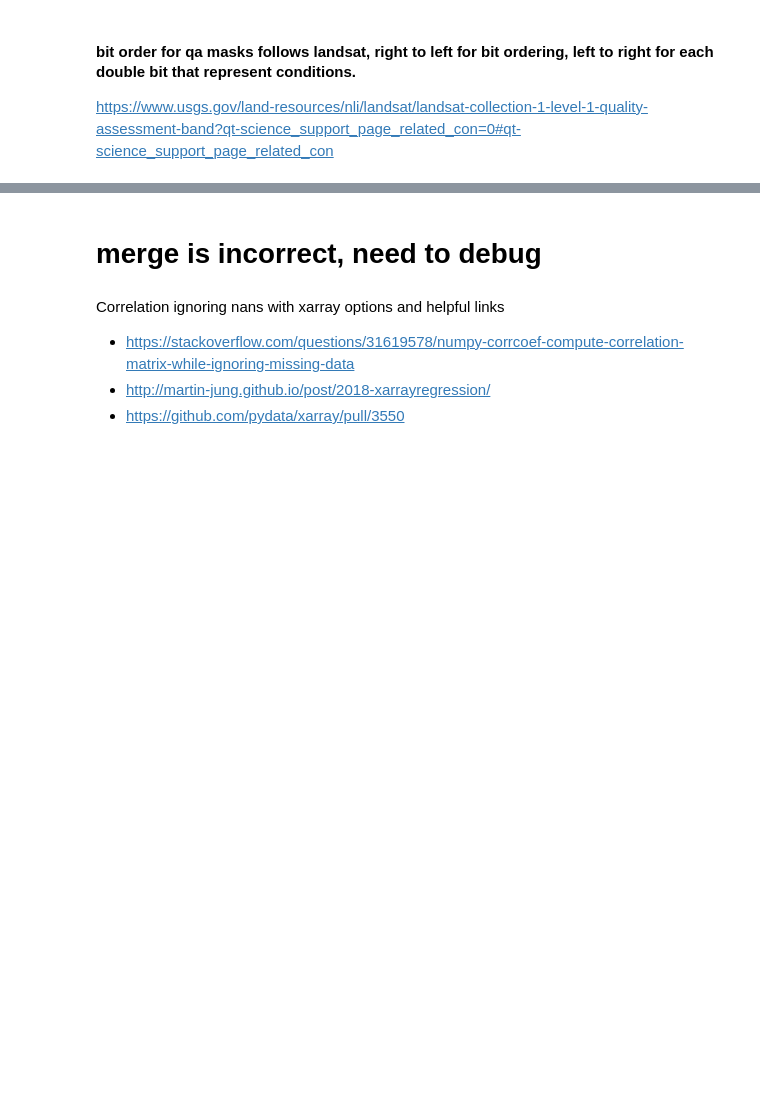
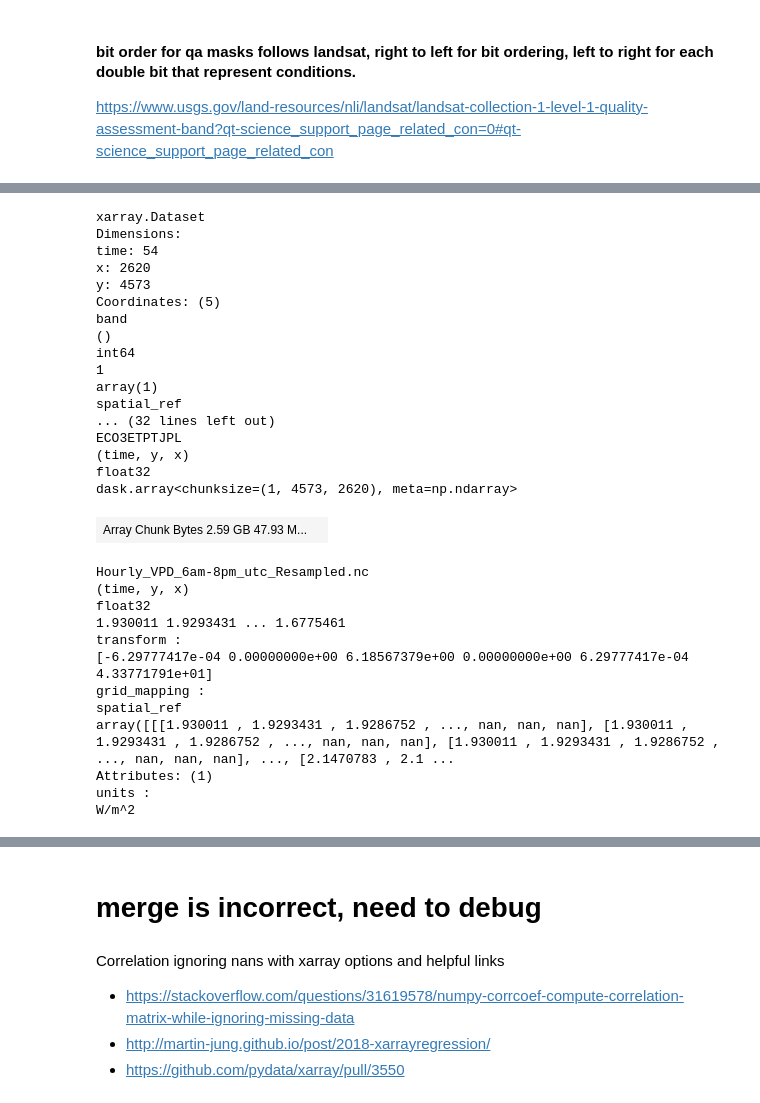
Before and after one commit to ecohydro/rhone-ecostress, a Jupyter notebook: notebooks/ECOSTRESS_Stacking.ipynb, the cells around one changed output, grey strips where cells are left out. Saved outputs shown, nothing was run; the diff lists cells and outputs as text; code cells hidden in the pictures; blank space fills up the shorter version.

```diff
--- a/notebooks/ECOSTRESS_Stacking.ipynb
+++ b/notebooks/ECOSTRESS_Stacking.ipynb
@@ -361,0 +215,42 @@ Attributes: (0)
+# %%
+vpd_et_times = xa.concat([july, august, sept], dim="time").sortby("time")
+# %%
+non_daylight_time_list = list(set(et_concat_ds.date.values).symmetric_difference(set(vpd_et_times.time.values)))
+# %%
+non_daylight_mask = ~np.isin(et_concat_ds.date.values, non_daylight_time_list)
+et_concat_ds = et_concat_ds.isel(date=non_daylight_mask)
+# %%
+et_vpd_rhone = et_concat_ds.rename({"date":"time"}).merge(vpd_et_times)
+# %%
+et_vpd_rhone
+# %% [output]
+xarray.Dataset
+Dimensions:
+time: 54
+x: 2620
+y: 4573
+Coordinates: (5)
+band
+()
+int64
+1
+array(1)
+spatial_ref
+... (32 lines left out)
+ECO3ETPTJPL
+(time, y, x)
+float32
+dask.array<chunksize=(1, 4573, 2620), meta=np.ndarray>
+| Array Chunk Bytes 2.59 GB 47.93 M... |  |
+Hourly_VPD_6am-8pm_utc_Resampled.nc
+(time, y, x)
+float32
+1.930011 1.9293431 ... 1.6775461
+transform :
+[-6.29777417e-04 0.00000000e+00 6.18567379e+00 0.00000000e+00 6.29777417e-04 4.33771791e+01]
+grid_mapping :
+spatial_ref
+array([[[1.930011 , 1.9293431 , 1.9286752 , ..., nan, nan, nan], [1.930011 , 1.9293431 , 1.9286752 , ..., nan, nan, nan], [1.930011 , 1.9293431 , 1.9286752 , ..., nan, nan, nan], ..., [2.1470783 , 2.1 ...
+Attributes: (1)
+units :
+W/m^2
```
Also changed, not shown: parts of 58 cells of this notebook, 5 other files.
